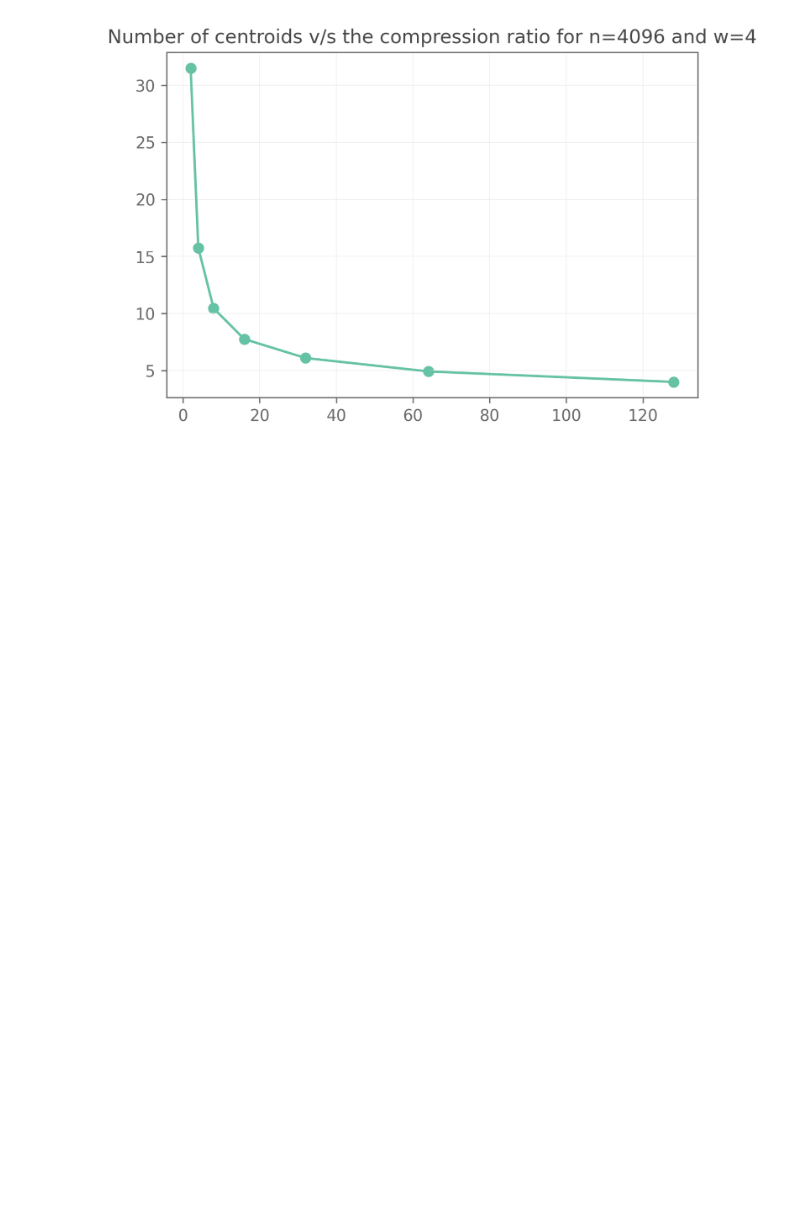
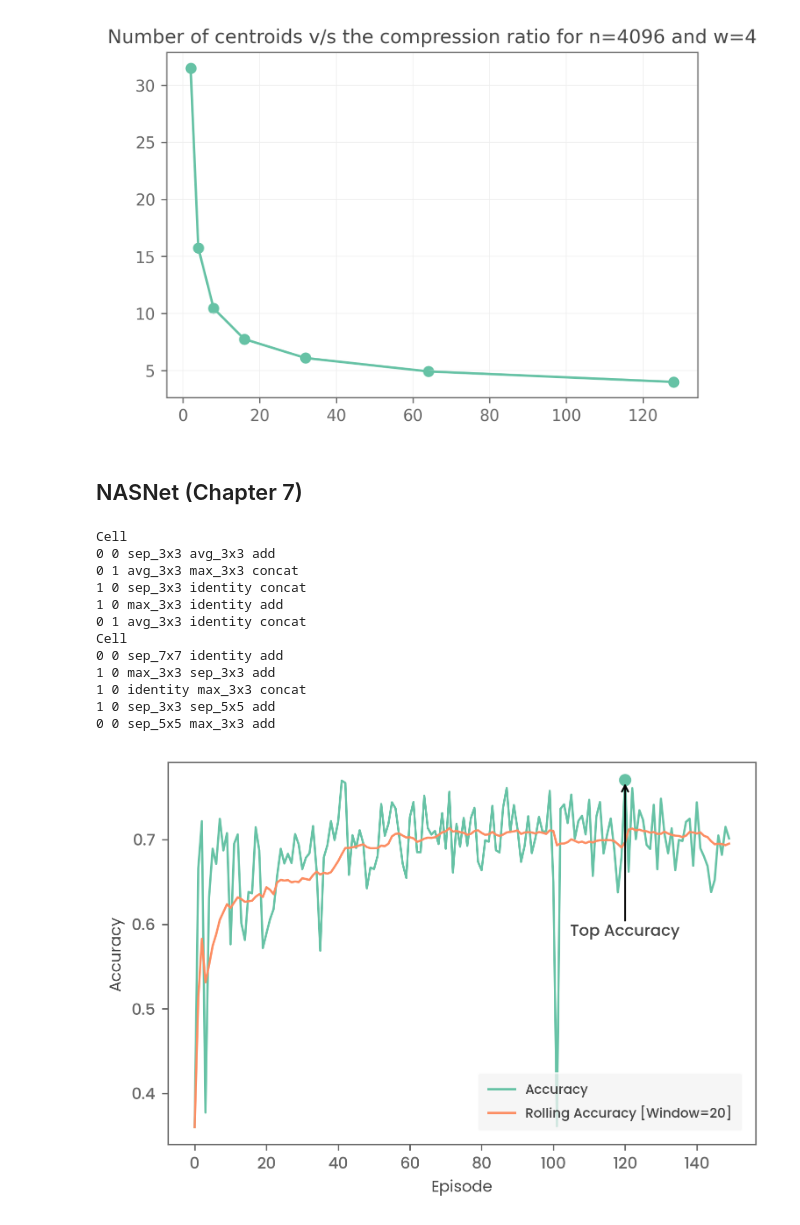
Before and after one commit to NareshPS/doi-ml, a Jupyter notebook: projects/edl/Charts.ipynb, the cells around one changed output. Drawn from its saved outputs; the diff is of its cells as text; code cells hidden in the pictures; blank space fills up the shorter version.

```diff
--- a/projects/edl/Charts.ipynb
+++ b/projects/edl/Charts.ipynb
@@ -310,3 +248,45 @@ plt.title('Number of centroids v/s the compression ratio for n=4096 and w=4')
 plt.grid()
 # %% [output]
 [figure]
+# %% [markdown]
+## NASNet (Chapter 7)
+# %%
+df = pd.read_csv('~/Downloads/nasnet_stats.csv')
+
+accuracies = df['Accuracy'].values
+rolling_accuracies = df['Accuracy'].rolling(20, min_periods=1).mean().values
+
+plt.plot(accuracies, label='Accuracy')
+point_label = (np.argmax(accuracies), max(accuracies))
+plt.scatter(*point_label)
+annotate(
+    np.array([accuracies]),
+    annotation=dict(text='Top Accuracy', pos_x=point_label[0], pos_y=.6, halign='center', valign='top')
+)
+plt.plot(rolling_accuracies, label='Rolling Accuracy [Window=20]')
+plt.legend(loc='lower right')
+plt.xlabel('Episode')
+plt.ylabel('Accuracy')
+
+best_config = df.loc[120][1:-1].values.astype('int32').reshape((2,5,5))
+ops = ['sep_3x3', 'sep_5x5', 'sep_7x7', 'avg_3x3', 'max_3x3', 'identity']
+combs = ['add', 'concat']
+
+for cell in best_config:
+    print('Cell')
+    for (h1, h2, op1, op2, c) in cell:
+        print(h1, h2, ops[op1], ops[op2], combs[c])
+# %% [output]
+Cell
+0 0 sep_3x3 avg_3x3 add
+0 1 avg_3x3 max_3x3 concat
+1 0 sep_3x3 identity concat
+1 0 max_3x3 identity add
+0 1 avg_3x3 identity concat
+Cell
+0 0 sep_7x7 identity add
+1 0 max_3x3 sep_3x3 add
+1 0 identity max_3x3 concat
+1 0 sep_3x3 sep_5x5 add
+0 0 sep_5x5 max_3x3 add
+[figure, added]
```
Also changed, not shown: parts of 5 cells of this notebook, 9 other files.
